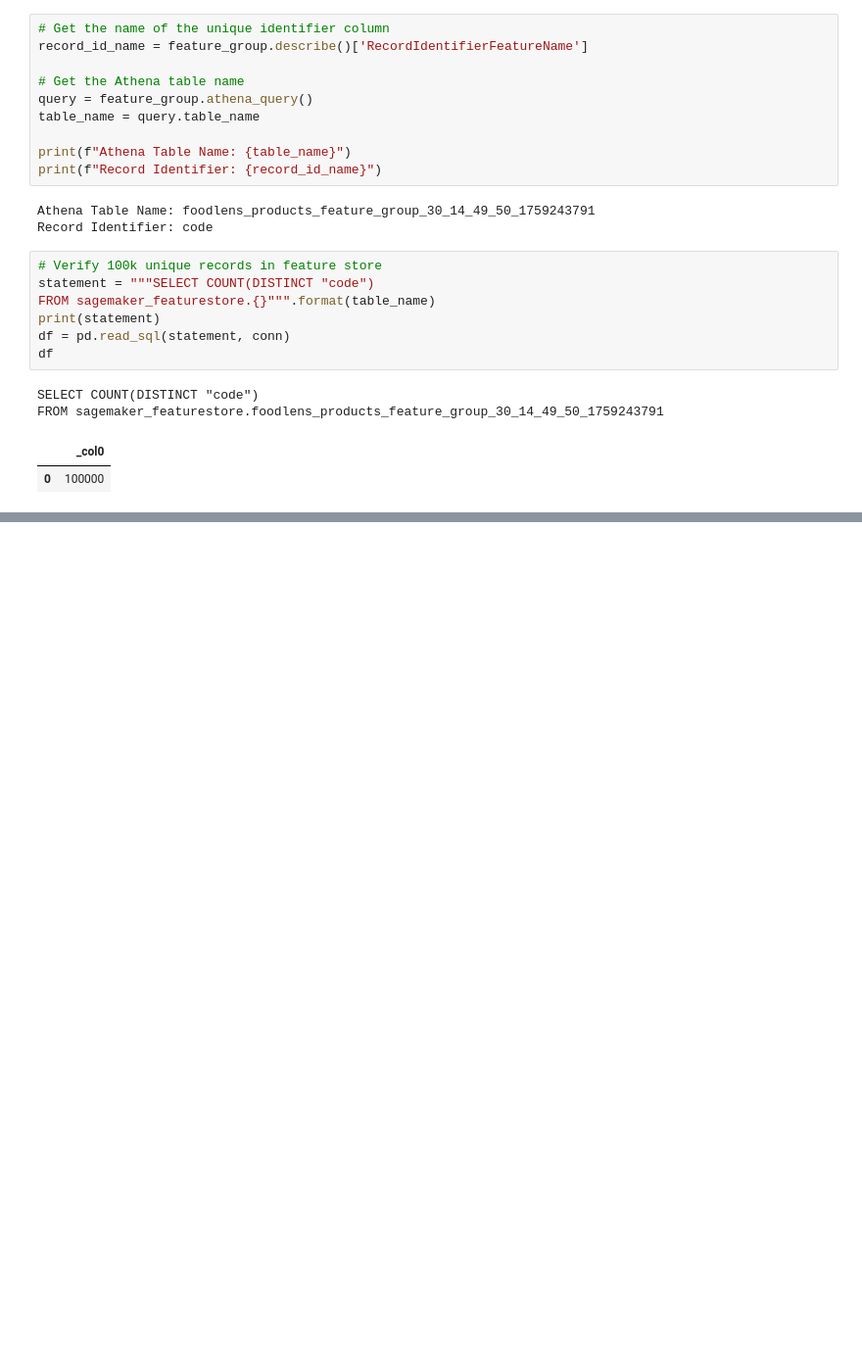
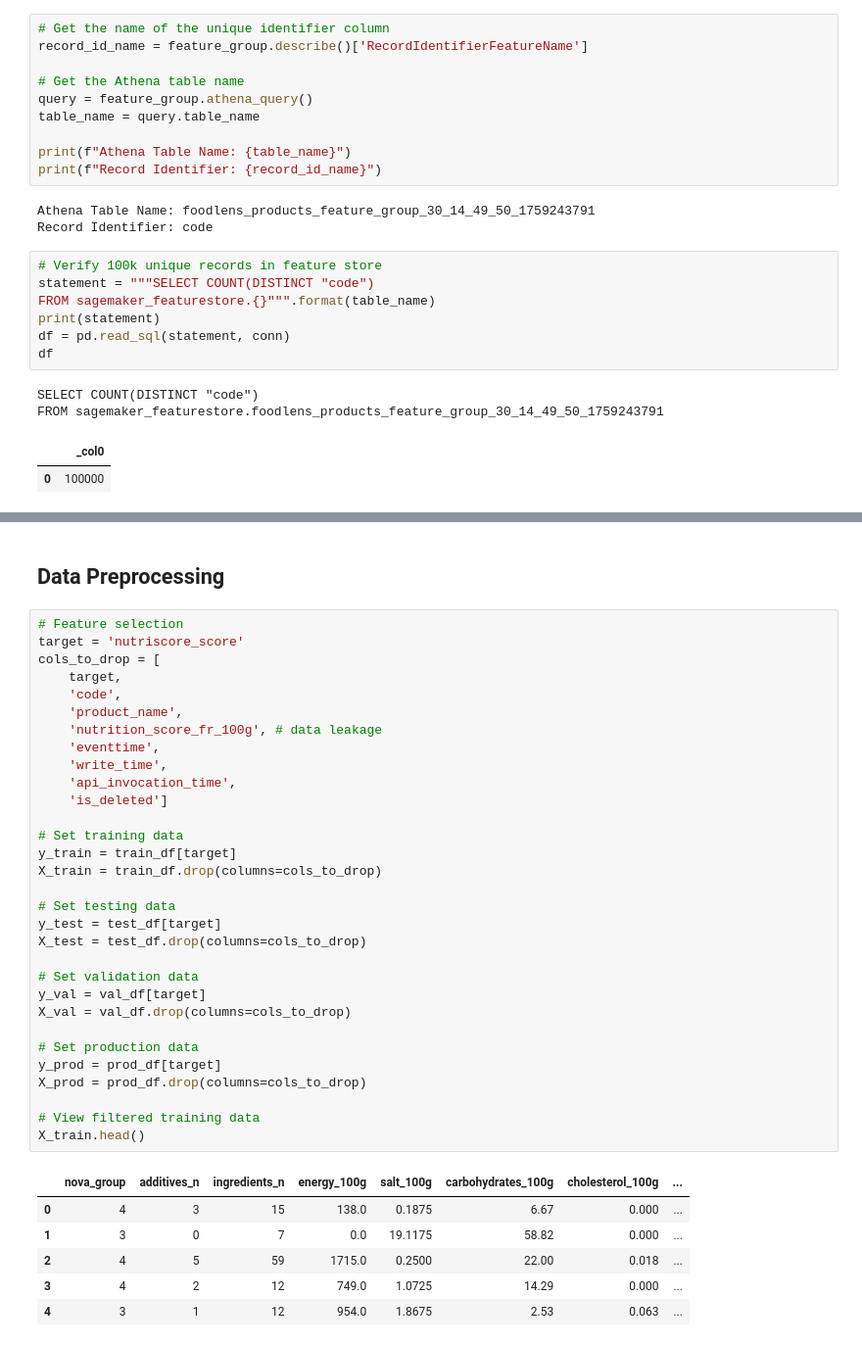
Before and after one commit to apmalinsky/AAI-540-FinalProject, a Jupyter notebook: 04_ModelBuilding.ipynb, the cells around one changed output, grey strips where cells are left out. Shown: that part at 98% size. Drawn from its saved outputs; the diff is of its cells as text; blank space fills up the shorter version.

```diff
--- a/04_ModelBuilding.ipynb
+++ b/04_ModelBuilding.ipynb
@@ -133,2 +139,42 @@ train_df.head(3)
+# %% [markdown]
+## Data Preprocessing
+# %%
+# Feature selection
+target = 'nutriscore_score'
+cols_to_drop = [
+    target,
+    'code',
+    'product_name',
+    'nutrition_score_fr_100g', # data leakage
+    'eventtime',
+    'write_time',
+    'api_invocation_time',
+    'is_deleted']
+
+# Set training data
+y_train = train_df[target]
+X_train = train_df.drop(columns=cols_to_drop)
+
+# Set testing data
+y_test = test_df[target]
+X_test = test_df.drop(columns=cols_to_drop)
+
+# Set validation data
+y_val = val_df[target]
+X_val = val_df.drop(columns=cols_to_drop)
+
+# Set production data
+y_prod = prod_df[target]
+X_prod = prod_df.drop(columns=cols_to_drop)
+
+# View filtered training data
+X_train.head()
+# %% [output]
+|  | nova_group | additives_n | ingredients_n | energy_100g | salt_100g | carbohydrates_100g | cholesterol_100g | ... |
+| 0 | 4 | 3 | 15 | 138.0 | 0.1875 | 6.67 | 0.000 | ... |
+| 1 | 3 | 0 | 7 | 0.0 | 19.1175 | 58.82 | 0.000 | ... |
+| 2 | 4 | 5 | 59 | 1715.0 | 0.2500 | 22.00 | 0.018 | ... |
+| 3 | 4 | 2 | 12 | 749.0 | 1.0725 | 14.29 | 0.000 | ... |
+| 4 | 3 | 1 | 12 | 954.0 | 1.8675 | 2.53 | 0.063 | ... |
 # %%
 # Perform Standardization scaling for regression (ONLY ON TRAINING DATA)
```
Also changed, not shown: parts of 27 cells of this notebook, 1 other file.
